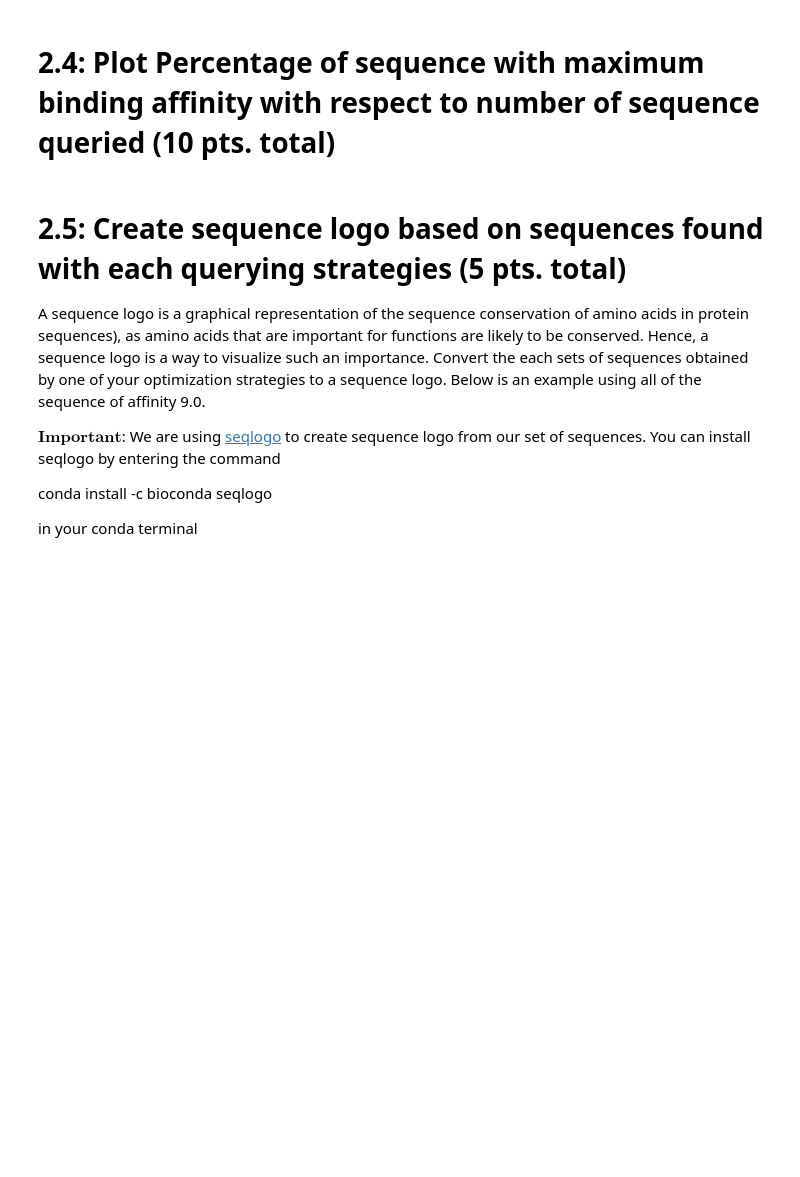
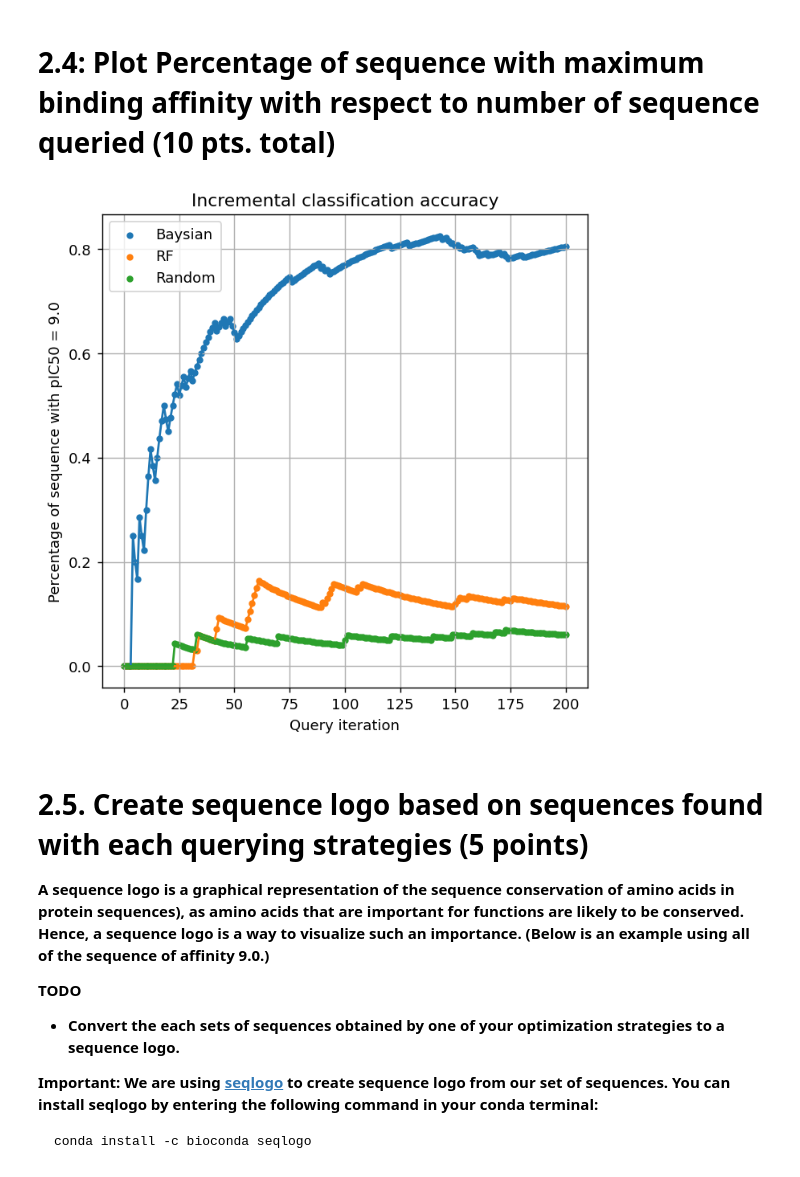
Before and after one commit to ryanquinnnelson/CMU-02750-Peptide-Design-using-Bayesian-Optimization, a Jupyter notebook: HW3q2_ryann.ipynb, the cells around one changed output. Cells and saved outputs as stored; diff of their text form; code cells hidden in the pictures; blank space fills up the shorter version.

````diff
--- a/HW3q2_ryann.ipynb
+++ b/HW3q2_ryann.ipynb
@@ -252,7 +267,6 @@ class RfWrapper(RandomForestRegressor):
         return super().predict(X).ravel()
 # %%
 %%time
-# 2.5 min
 
 # ?? remove from pool
 
@@ -270,8 +284,7 @@ initial_idx = np.random.choice(range(len(X_cp)), size=n_initial, replace=False)
 X_training, y_training = X_cp[initial_idx], y_cp[initial_idx]
 
 
-
-regressor = RfWrapper(RandomForestRegressor(n_estimators=20,max_depth=6,random_state=seed))
+regressor = RfWrapper(n_estimators=20,max_depth=6,random_state=seed)
 
 
 # initializing the optimizer
@@ -291,11 +304,14 @@ for q in range(n_queries):
 
     # check if sample meets criteria for saving
     if y_sample == 9.0:
-        optimal_idx_gp.append(query_idx)
+        optimal_idx_rf.append(query_idx)
 
     # use new sample to update the model
     optimizer.teach(X_sample, y_sample)
 
     # calculate percent of sequences found by the strategy
-    percent = calculate_percent(q+1, optimal_idx_gp)
-    history_gp.append(percent)
+    percent = calculate_percent(q+1, optimal_idx_rf)
+    history_rf.append(percent)
+
+
+len(optimal_idx_rf)
@@ -304,36 +323,40 @@ for q in range(n_queries):
 # %%
 # Plot our performance over time.
 fig, ax = plt.subplots(figsize=(6, 6), dpi=130)
 
-ax.plot(history)
-ax.scatter(range(len(history)), history, s=13, label = 'Baysian')
+ax.plot(history_gp)
+ax.scatter(range(len(history_gp)), history_gp, s=13, label = 'Baysian')
 
 
 ax.plot(history_rf)
 ax.scatter(range(len(history_rf)), history_rf, s=13, label = 'RF')
 
 
 ax.plot(history_rand)
 ax.scatter(range(len(history_rand)), history_rand, s=13, label = 'Random')
 
 ax.grid(True)
-
 ax.set_title('Incremental classification accuracy')
 ax.set_xlabel('Query iteration')
 ax.set_ylabel('Percentage of sequence with pIC50 = 9.0')
 ax.legend()
+
 plt.show()
+# %% [output]
+[figure, added]
 # %% [markdown]
-# 2.5: Create sequence logo based on sequences found with each querying strategies (5 pts. total)
+# 2.5. Create sequence logo based on sequences found with each querying strategies (5 points)
 
-A sequence logo is a graphical representation of the sequence conservation of amino acids in protein sequences), as amino acids that are important for functions are likely to be conserved. Hence, a sequence logo is a way to visualize such an importance. Convert the each sets of sequences obtained by one of your optimization strategies to a sequence logo. Below is an example using all of the sequence of affinity 9.0.
+**A sequence logo is a graphical representation of the sequence conservation of amino acids in protein sequences), as amino acids that are important for functions are likely to be conserved. Hence, a sequence logo is a way to visualize such an importance. (Below is an example using all of the sequence of affinity 9.0.)**
+
+**TODO**
+- **Convert the each sets of sequences obtained by one of your optimization strategies to a sequence logo.**
 
 
-$\textbf{Important}$: We are using <a href="https://pypi.org/project/seqlogo/"> seqlogo</a> to create sequence logo from our set of sequences. You can install seqlogo by entering the command
-
+**Important: We are using [seqlogo](https://pypi.org/project/seqlogo/) to create sequence logo from our set of sequences. You can install seqlogo by entering the following command in your conda terminal:**
+```
 conda install -c bioconda seqlogo
-
-in your conda terminal
+```
 # %%
 X_opt = X[np.where(y == 9)[0]]
 ppm = np.sum(X_opt, axis = 0).reshape(20,9)
````
Also changed, not shown: parts of 6 cells of this notebook, 1 other file.
